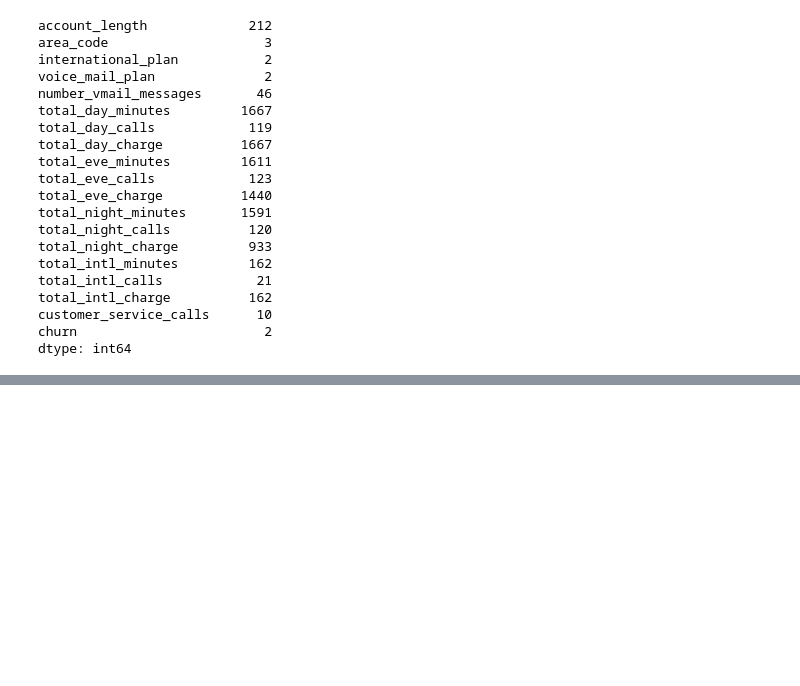
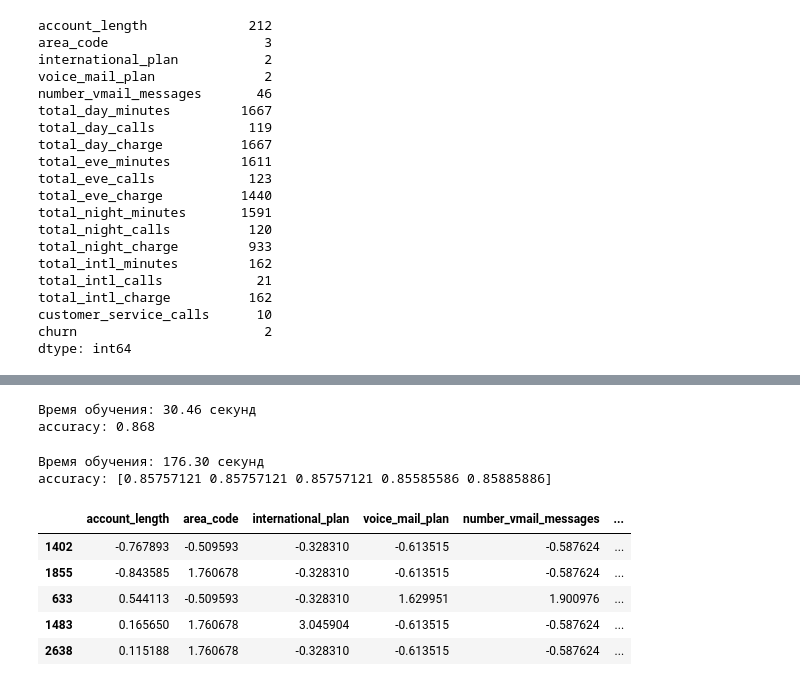
Before and after one commit to IlyaKhakimzyanov/urfu_mlops, a Jupyter notebook: lab1/notebook_1.ipynb, the cells around one changed output, grey strips where cells are left out. Cells and saved outputs as stored; diff of their text form; code cells hidden in the pictures; blank space fills up the shorter version.

```diff
--- a/lab1/notebook_1.ipynb
+++ b/lab1/notebook_1.ipynb
@@ -93,0 +142,59 @@ NameError: name '__file__' is not defined
+# %%
+
+X = df.drop(['churn'], axis=1)
+y = df['churn']
+
+X_train, X_test, y_train, y_test = train_test_split(
+    X, y,
+    test_size=0.3,
+    random_state=123
+)
+# %%
+import time
+from sklearn import svm
+
+start_time = time.perf_counter()
+
+clf1 = svm.SVC(kernel='linear', C=1, random_state=123)
+clf1.fit(X_train, y_train)
+
+end_time = time.perf_counter()
+training_time = end_time - start_time
+print(f"Время обучения: {training_time:.2f} секунд")
+print(f"accuracy: {clf1.score(X_test, y_test)}")
+# %% [output]
+Время обучения: 30.46 секунд
+accuracy: 0.868
+# %%
+from sklearn.model_selection import cross_val_score
+
+start_time = time.perf_counter()
+
+clf2 = svm.SVC(kernel='linear', C=1, random_state=123)
+scores = cross_val_score(clf2, X, y, cv=5)
+
+end_time = time.perf_counter()
+training_time = end_time - start_time
+print(f"Время обучения: {training_time:.2f} секунд")
+print(f"accuracy: {scores}")
+# %% [output]
+Время обучения: 176.30 секунд
+accuracy: [0.85757121 0.85757121 0.85757121 0.85585586 0.85885886]
+# %%
+
+from sklearn import preprocessing
+
+scaler = preprocessing.StandardScaler().set_output(transform="pandas")
+scaler.fit(X_train)
+
+X_train_scaled = scaler.transform(X_train)
+X_test_scaled = scaler.transform(X_test)
+
+X_train_scaled.head()
+# %% [output]
+|  | account_length | area_code | international_plan | voice_mail_plan | number_vmail_messages | ... |
+| 1402 | -0.767893 | -0.509593 | -0.328310 | -0.613515 | -0.587624 | ... |
+| 1855 | -0.843585 | 1.760678 | -0.328310 | -0.613515 | -0.587624 | ... |
+| 633 | 0.544113 | -0.509593 | -0.328310 | 1.629951 | 1.900976 | ... |
+| 1483 | 0.165650 | 1.760678 | 3.045904 | -0.613515 | -0.587624 | ... |
+| 2638 | 0.115188 | 1.760678 | -0.328310 | -0.613515 | -0.587624 | ... |
```
Also changed, not shown: parts of 8 cells of this notebook, 5 other files.
